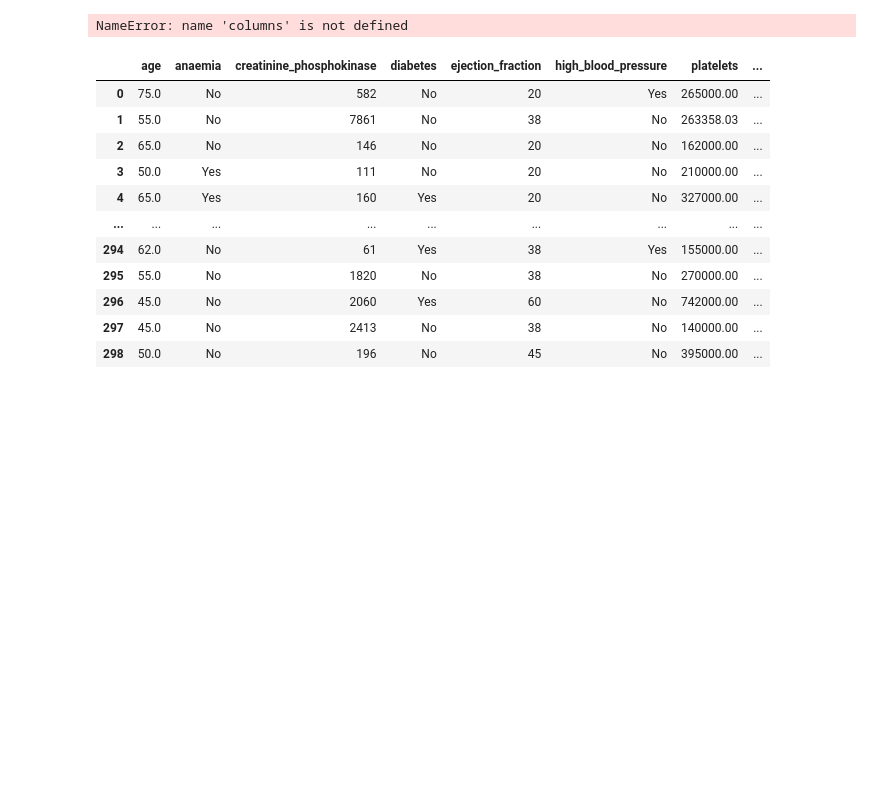
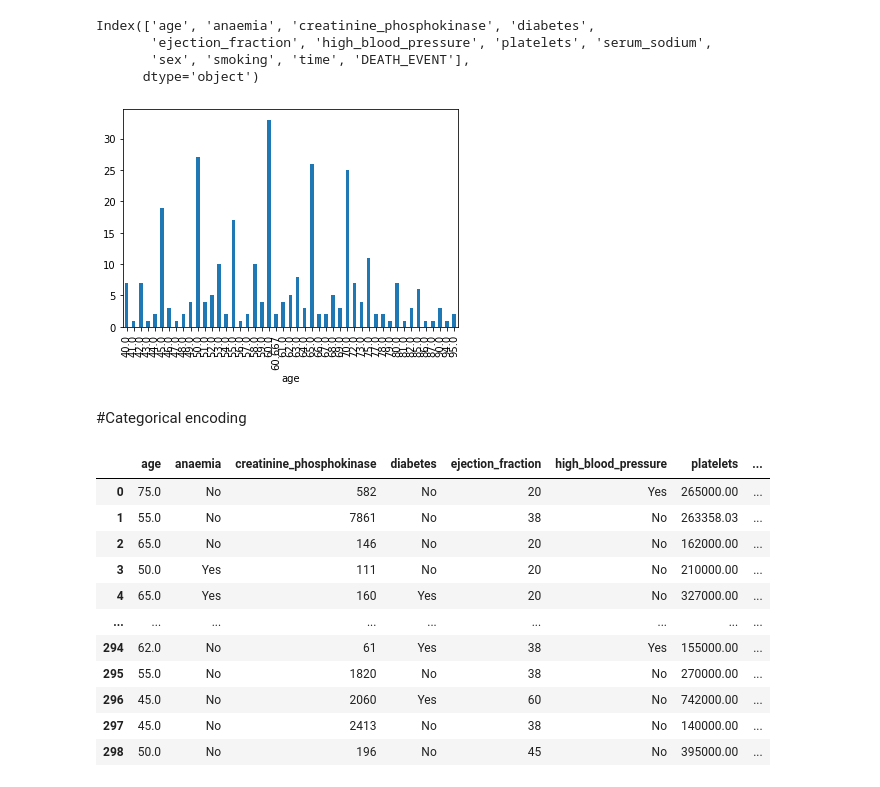
Before and after one commit to elvindesouza/assorted, a Jupyter notebook: heart-failure-detection/visualization.ipynb, the cells around one changed output. Drawn from its saved outputs; the diff is of its cells as text; code cells hidden in the pictures; blank space fills up the shorter version.

Commit message:
Fixed an err  and a bad visualization

```diff
--- a/heart-failure-detection/visualization.ipynb
+++ b/heart-failure-detection/visualization.ipynb
@@ -6,38 +6,44 @@ import pandas as pd
 import numpy as np
 from sklearn.preprocessing import LabelEncoder
 # %%
-df = pd.read_csv("heart_failure.csv", usecols=columns)
-print(df.columns)
-sleep(1)
 # df = pd.read_csv("heart_failure.csv")
 # df['serum_creatinine'].value_counts().plot(kind="bar")
 # df.groupby('platelets').size().plot(kind='bar')
 # df["anaemia"]=pd.EncoderClass.fit_transform(df["anaemia"])
 # df=pd.DataFrame(df, columns=cols)
 cols = [
     "age",
     "anaemia",
     "DEATH_EVENT",
     "diabetes",
     "creatinine_phosphokinase",
     "ejection_fraction",
     "high_blood_pressure",
     "platelets",
     "serum_sodium",
     "sex",
     "smoking",
     "time",
 ]
+df = pd.read_csv("heart_failure.csv", usecols=cols)
+print(df.columns)
+df.groupby('age').size().plot(kind='bar', title="Age distribution of dataset")
 # df['serum_creatinine'].value_counts().plot(kind="bar")
-# df.groupby('platelets').size().plot(kind='bar')
-df["anaemia"]=pd.EncoderClass.fit_transform(df, columns=cols)
+# df["anaemia"]=pd.EncoderClass.fit_transform(df, columns=cols)
 # df=
 # a=pd.DataFrame(df.to_numpy()  )
 # a.plot.bar(stacked=True)
+# print(df[1:].describe())
+
 plt.show()
-# print(df[1:].describe())
 # %% [output]
-NameError: name 'columns' is not defined
+Index(['age', 'anaemia', 'creatinine_phosphokinase', 'diabetes',
+       'ejection_fraction', 'high_blood_pressure', 'platelets', 'serum_sodium',
+       'sex', 'smoking', 'time', 'DEATH_EVENT'],
+      dtype='object')
+[figure, added]
+# %% [markdown]
+#Categorical encoding
 # %%
 cols = [
     "age",
```
Also changed, not shown: parts of 3 cells of this notebook, 1 other file.
